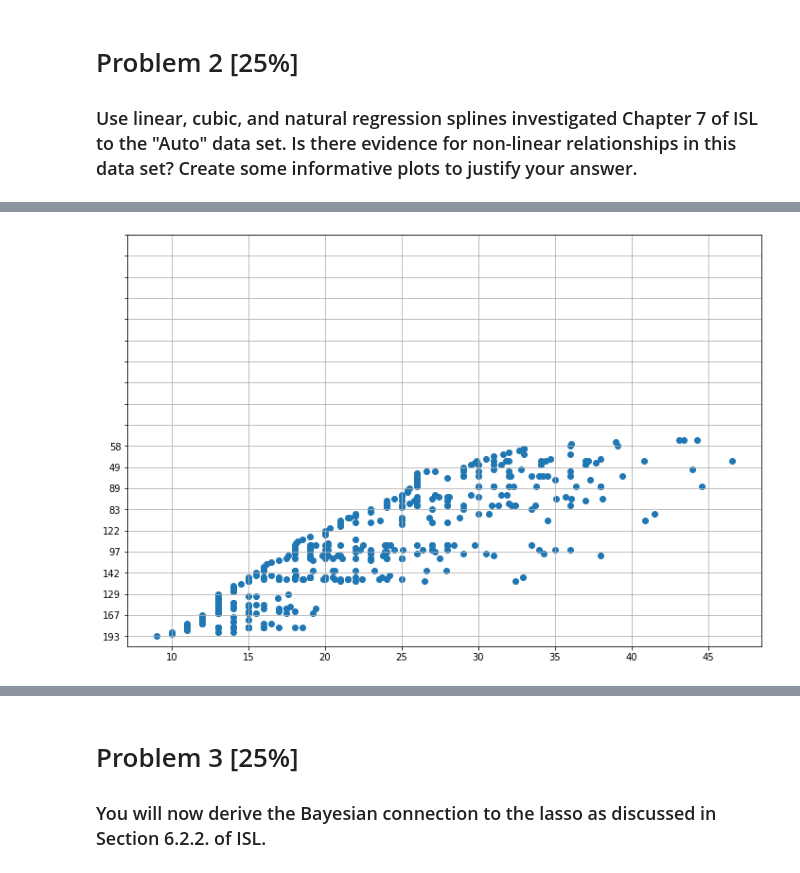
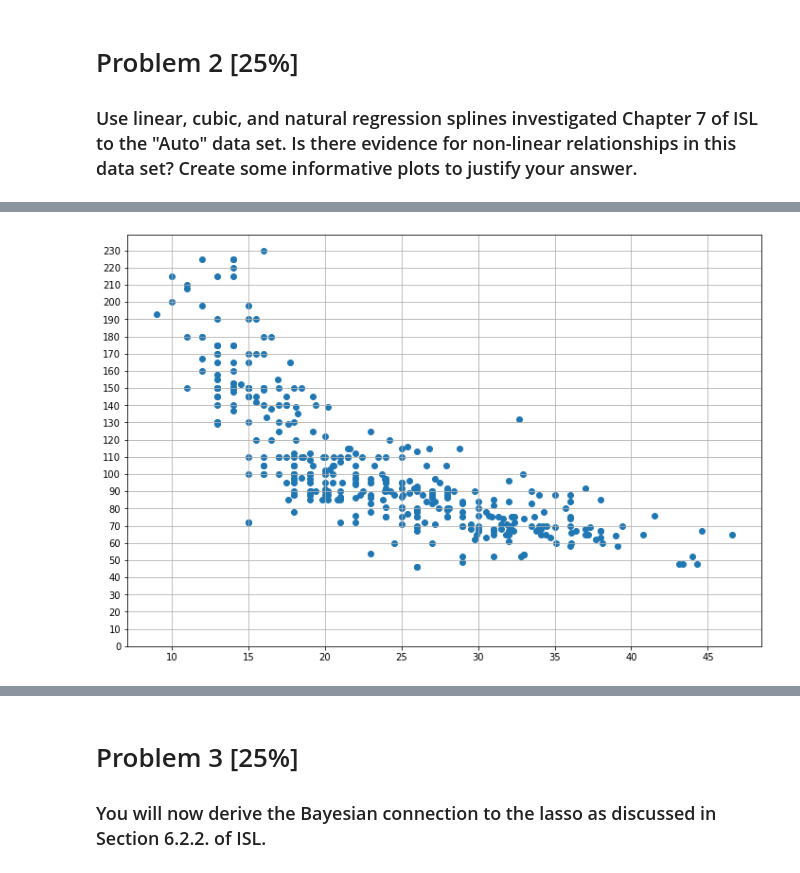
Before and after one commit to landonbuell/Buell-CS750-Spring2020, a Jupyter notebook: assignment5/assignment5.ipynb, the cells around one changed output, grey strips where cells are left out. Cells and saved outputs as stored; diff of their text form; code cells hidden in the pictures.

```diff
--- a/assignment5/assignment5.ipynb
+++ b/assignment5/assignment5.ipynb
@@ -43,15 +43,15 @@ We can evaluate both functions at $x = \xi$ , which forces the evauation of $[x
 ### Use linear, cubic, and natural regression splines investigated Chapter 7 of ISL to the "Auto" data set. Is there evidence for non-linear relationships in this data set? Create some informative plots to justify your answer.
 # %%
 # Loading in the auto data csv file in a pandas DataFrame object
-autodata = pd.read_csv('auto.csv').sort_values(by=['mpg'])
-mpg = autodata['mpg']
-hpr = autodata['horsepower']
+autodata = pd.read_csv('auto.csv',na_values='?')
+autodata = autodata.dropna()
+autodata = autodata.sort_values(by=['mpg'])
 
-""" Please note: This silution has been modifed from Jordi Warmenhoven's Github repo:
-https://github.com/JWarmenhoven/ISLR-python/blob/master/Notebooks/Chapter%207.ipynb
-"""
+# Print header of the frame
+print(autodata.head(10))
 
-from sklearn.preprocessing import PolynomialFeatures
-import statsmodels.api as sma
-import statsmodels.formula.api as smf
-from patsy import dmatrix
+mpg = autodata['mpg'].to_numpy()
+hpr = autodata['horsepower'].to_numpy()
+
+""" Please note: This silution has been modifed from Andrew Jones : 'Creating Cubic Splines in Python'
+https://www.analytics-link.com/post/2018/08/17/creating-and-plotting-cubic-splines-in-python """
@@ -58,10 +77,10 @@ from patsy import dmatrix
 # %%
 plt.figure(figsize=(12,8))
 plt.scatter(mpg,hpr)
-plt.yticks(np.arange(0,200,10))
+plt.yticks(np.arange(0,240,10))
 plt.grid()
 plt.show()
 # %% [output]
-[figure, old version]
+[figure, new version]
 # %%
 """ Linear Spline """
```
Also changed, not shown: parts of 13 cells of this notebook.
